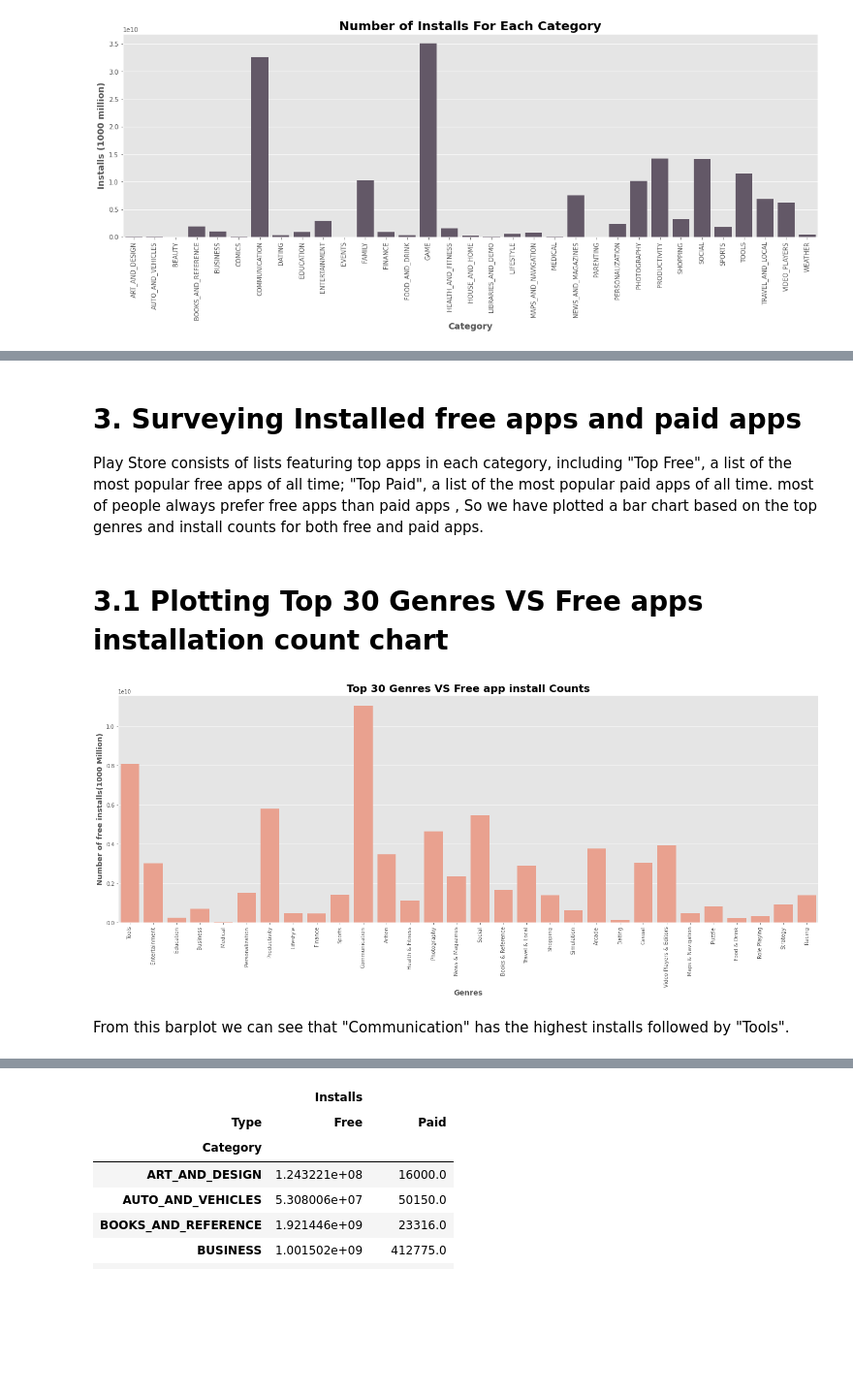
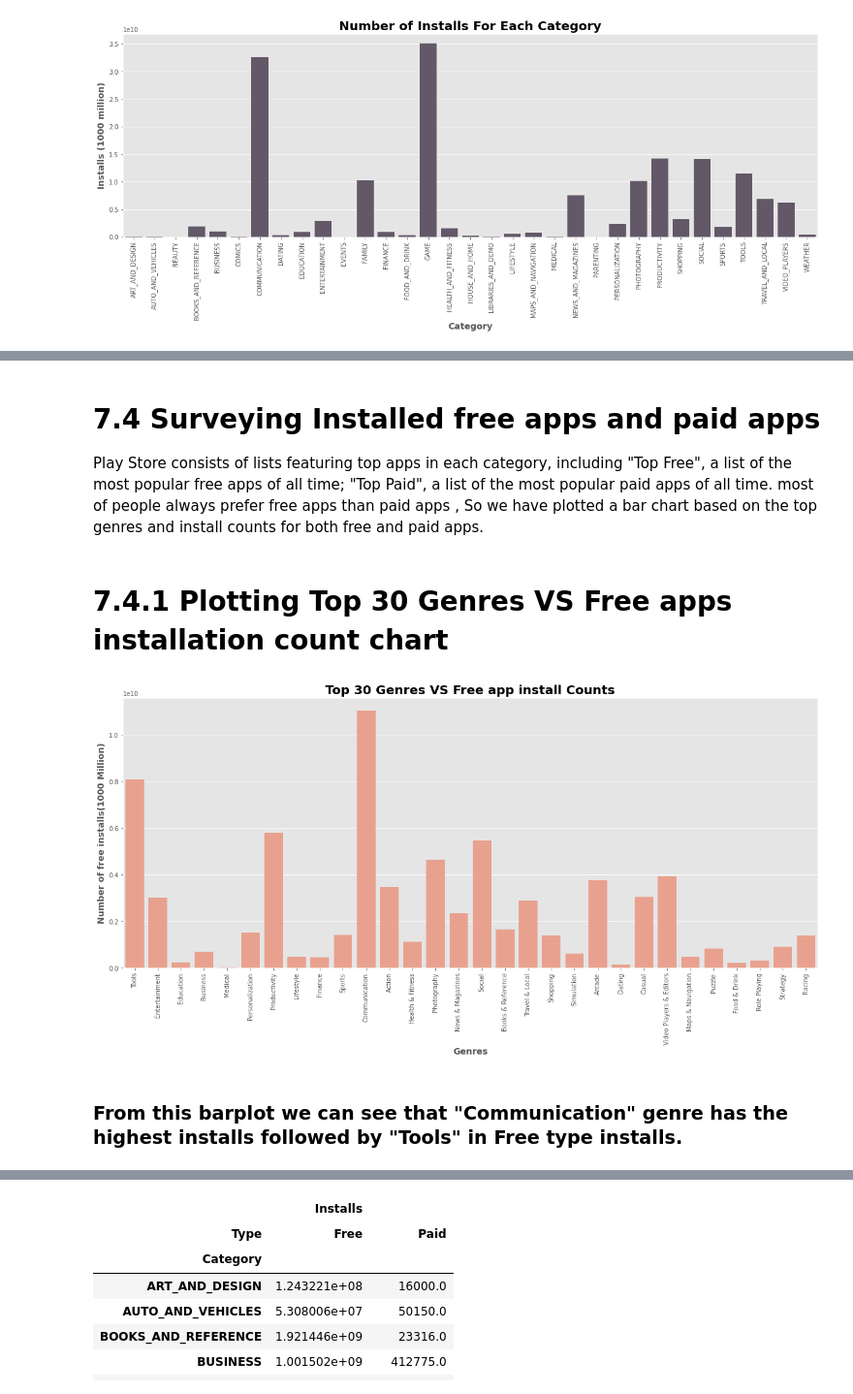
Before and after one commit to divyakedia/playstore-data-analysis, a Jupyter notebook: EDA_CAPSTONE_FINAL.ipynb, the cells around one changed output, grey strips where cells are left out. Shown at 97% size. Drawn from its saved outputs; the diff is of its cells as text; code cells hidden in the pictures; blank space fills up the shorter version.

```diff
--- a/EDA_CAPSTONE_FINAL.ipynb
+++ b/EDA_CAPSTONE_FINAL.ipynb
@@ -534,21 +566,21 @@ From this Bar it is observed that "Game" and "Communication" Category has the mo
 # %% [markdown]
-# 3. Surveying Installed free apps and paid apps
+# 7.4 Surveying Installed free apps and paid apps
 Play Store consists of lists featuring top apps in each category, including "Top Free", a list of the most popular free apps of all time; "Top Paid", a list of the most popular paid apps of all time. most of people always prefer free apps than paid apps , So we have plotted a bar chart based on the top genres and install counts for both free and paid apps.
 # %% [markdown]
-# 3.1 Plotting Top 30 Genres VS Free apps installation count chart
+# 7.4.1 Plotting Top 30 Genres VS Free apps installation count chart
 # %%
 #Plotting Top 30 Genres VS Free apps installation count chart
 
 a = top_30_genres_df.Installs.value_counts().head(30)
-plt.figure(figsize=(24,8))
+plt.figure(figsize=(20,8))
 sns.barplot(x = top_30_genres_df.Genres , y =top_30_genres_df.Installs , color = "#F89880" )
 plt.xticks(rotation=90)
 plt.title('Top 30 Genres VS Free app install Counts', fontsize = 20 , fontweight = "bold")
 plt.ylabel('Number of free installs(1000 Million)', fontsize = 14 , fontweight = "bold")
 plt.xlabel('Genres', fontsize = 14 , fontweight = "bold")
 plt.show()
 # %% [output]
-[figure, old version]
+[figure, new version]
 # %% [markdown]
-From this barplot we can see that "Communication" has the highest installs followed by "Tools".
+### **From this barplot we can see that "Communication" genre has the highest installs followed by "Tools" in Free type installs.**
 # %% [markdown]
```
Also changed, not shown: parts of 49 cells of this notebook.
